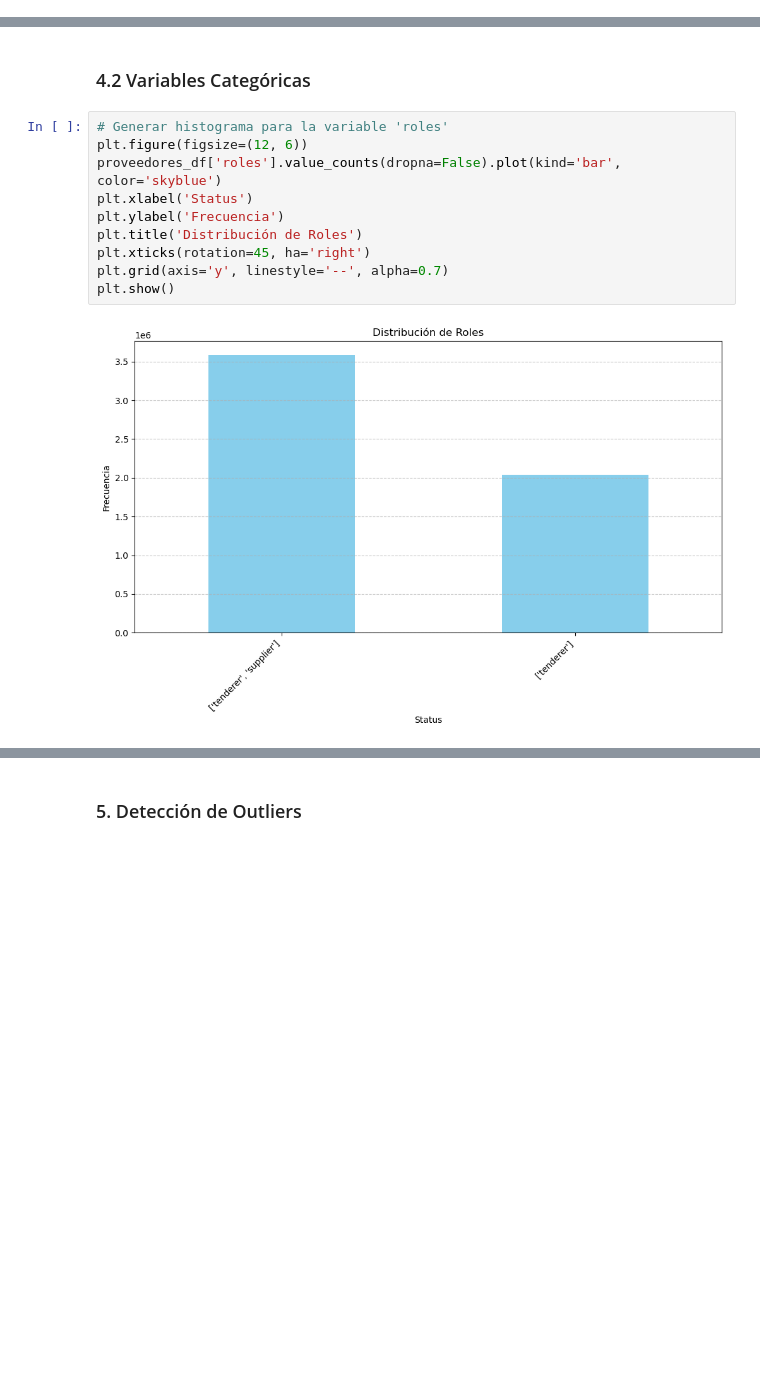
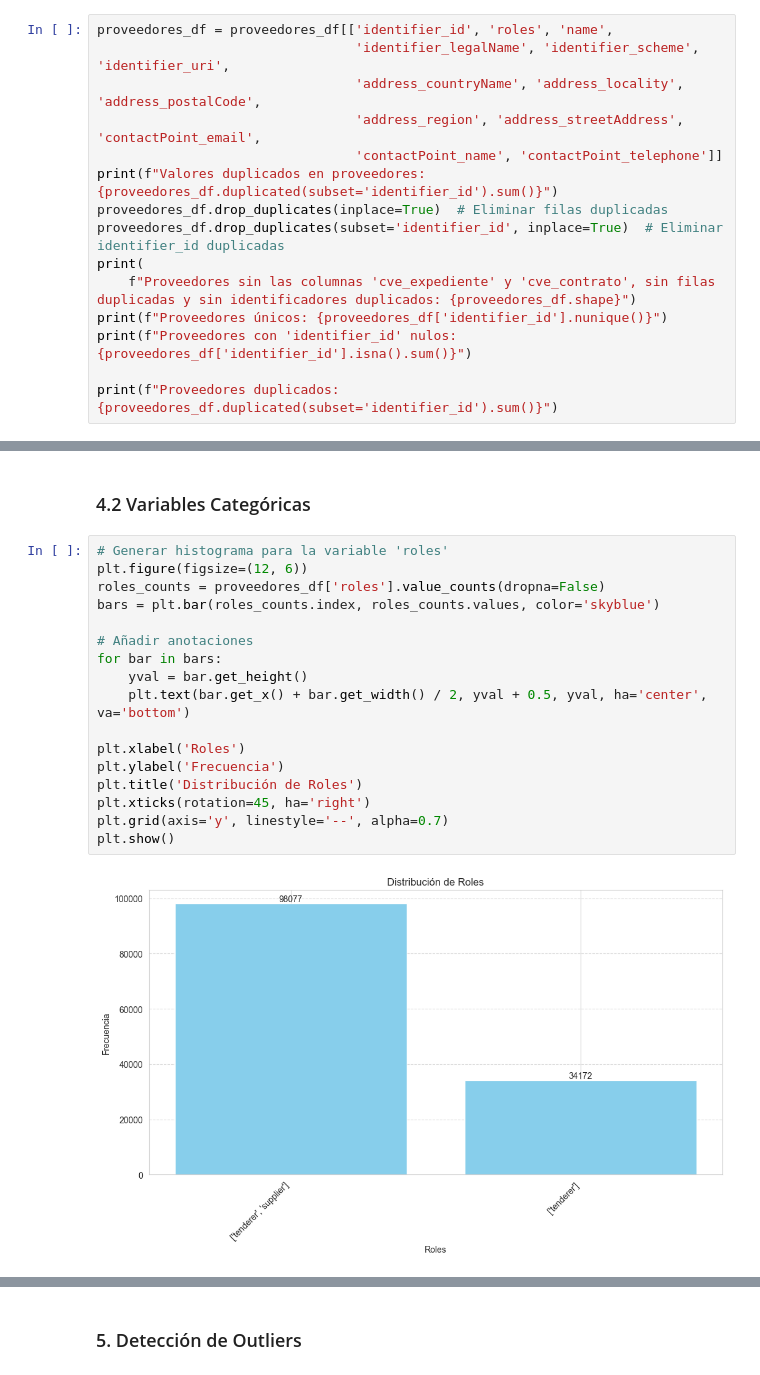
Before and after one commit to DGRIA/Anticorruption_ETL_MEX, a Jupyter notebook: src/templates/4.3_EDA_Participantes_Proveedores.ipynb, the cells around one changed output, grey strips where cells are left out. Saved outputs shown, nothing was run; the diff lists cells and outputs as text; blank space fills up the shorter version.

Commit message:
Completado EDA Participantes Proveedores

```diff
--- a/src/templates/4.3_EDA_Participantes_Proveedores.ipynb
+++ b/src/templates/4.3_EDA_Participantes_Proveedores.ipynb
@@ -23,0 +25,15 @@ proveedores_df.shape
+# %%
+proveedores_df = proveedores_df[['identifier_id', 'roles', 'name',
+                                 'identifier_legalName', 'identifier_scheme', 'identifier_uri',
+                                 'address_countryName', 'address_locality', 'address_postalCode',
+                                 'address_region', 'address_streetAddress', 'contactPoint_email',
+                                 'contactPoint_name', 'contactPoint_telephone']]
+print(f"Valores duplicados en proveedores: {proveedores_df.duplicated(subset='identifier_id').sum()}")
+proveedores_df.drop_duplicates(inplace=True)  # Eliminar filas duplicadas
+proveedores_df.drop_duplicates(subset='identifier_id', inplace=True)  # Eliminar identifier_id duplicadas
+print(
+    f"Proveedores sin las columnas 'cve_expediente' y 'cve_contrato', sin filas duplicadas y sin identificadores duplicados: {proveedores_df.shape}")
+print(f"Proveedores únicos: {proveedores_df['identifier_id'].nunique()}")
+print(f"Proveedores con 'identifier_id' nulos: {proveedores_df['identifier_id'].isna().sum()}")
+
+print(f"Proveedores duplicados: {proveedores_df.duplicated(subset='identifier_id').sum()}")
@@ -76,12 +144,19 @@ En este caso no hay estadísticas descriptivas porque no hay variables numérica
 # %%
 # Generar histograma para la variable 'roles'
 plt.figure(figsize=(12, 6))
-proveedores_df['roles'].value_counts(dropna=False).plot(kind='bar', color='skyblue')
-plt.xlabel('Status')
+roles_counts = proveedores_df['roles'].value_counts(dropna=False)
+bars = plt.bar(roles_counts.index, roles_counts.values, color='skyblue')
+
+# Añadir anotaciones
+for bar in bars:
+    yval = bar.get_height()
+    plt.text(bar.get_x() + bar.get_width() / 2, yval + 0.5, yval, ha='center', va='bottom')
+
+plt.xlabel('Roles')
 plt.ylabel('Frecuencia')
 plt.title('Distribución de Roles')
 plt.xticks(rotation=45, ha='right')
 plt.grid(axis='y', linestyle='--', alpha=0.7)
 plt.show()
 # %% [output]
-[figure, old version]
+[figure, new version]
```
Also changed, not shown: parts of 28 cells of this notebook.
